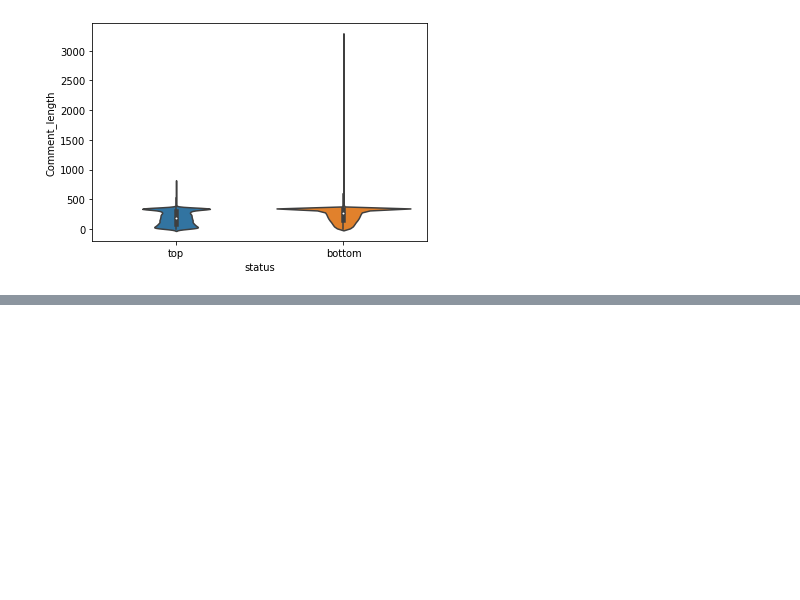
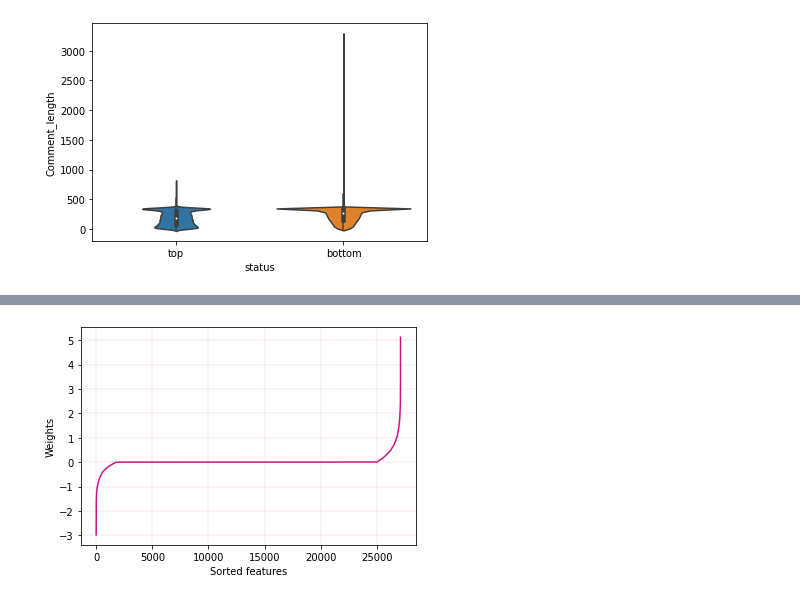
Before and after one commit to hzw479/ISDS.group.projects, a Jupyter notebook: ExamProject/Mie analysis.ipynb, the cells around one changed output, grey strips where cells are left out. Saved outputs shown, nothing was run; the diff lists cells and outputs as text; code cells hidden in the pictures; blank space fills up the shorter version.

```diff
--- a/ExamProject/Mie analysis.ipynb
+++ b/ExamProject/Mie analysis.ipynb
@@ -229,0 +403,5 @@ sns.violinplot(x='tDept', y='Comment_length', data=comment_df)
+# %%
+coefs_df=pd.read_csv('coef_final.csv').round(decimals=4)
+hej=list(coefs_df.iloc[0])
+lort=coefs_df.T.sort_values(by=[0]).reset_index(drop=True).reset_index()
+lort=lort.rename(columns={"index":"xval"}).rename(columns={0:"yval"})
@@ -229,0 +425,9 @@ sns.violinplot(x='tDept', y='Comment_length', data=comment_df)
+# %%
+
+plt.plot(lort['xval'], lort.yval, color='mediumvioletred')
+plt.grid(color='mediumvioletred', linestyle='-', linewidth=0.1)
+plt.xlabel('Sorted features')
+plt.ylabel('Weights')
+plt.savefig('weights.png')
+# %% [output]
+[figure, added]
```
Also changed, not shown: parts of 37 cells of this notebook, 10 other files.
